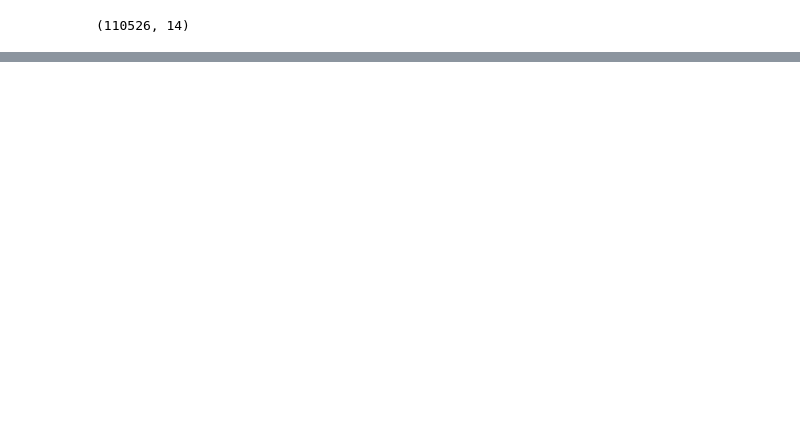
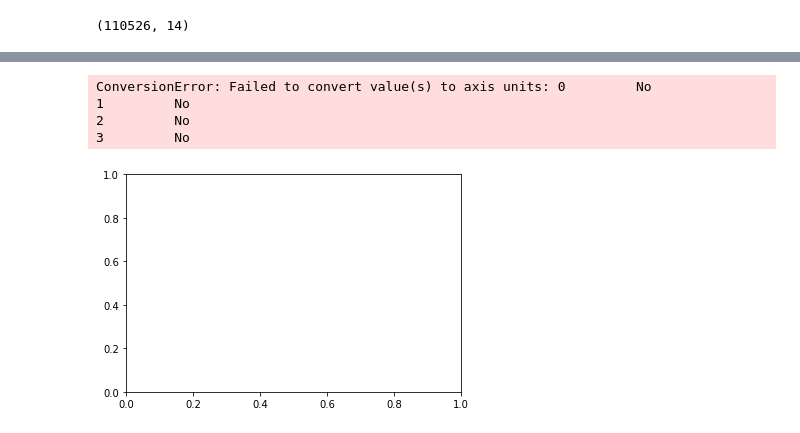
Before and after one commit to tubekx/no-show-appointments, a Jupyter notebook: Project 2 - NoShow_Appointments.ipynb, the cells around one changed output, grey strips where cells are left out. Drawn from its saved outputs; the diff is of its cells as text; code cells hidden in the pictures; blank space fills up the shorter version.

```diff
--- a/Project 2 - NoShow_Appointments.ipynb
+++ b/Project 2 - NoShow_Appointments.ipynb
@@ -205,0 +323,8 @@ df.shape
+# %%
+plt.hist(df.SMSReceived, df.NoShow)
+# %% [output]
+ConversionError: Failed to convert value(s) to axis units: 0         No
+1         No
+2         No
+3         No
+[figure, added]
```
Also changed, not shown: parts of 19 cells of this notebook.
